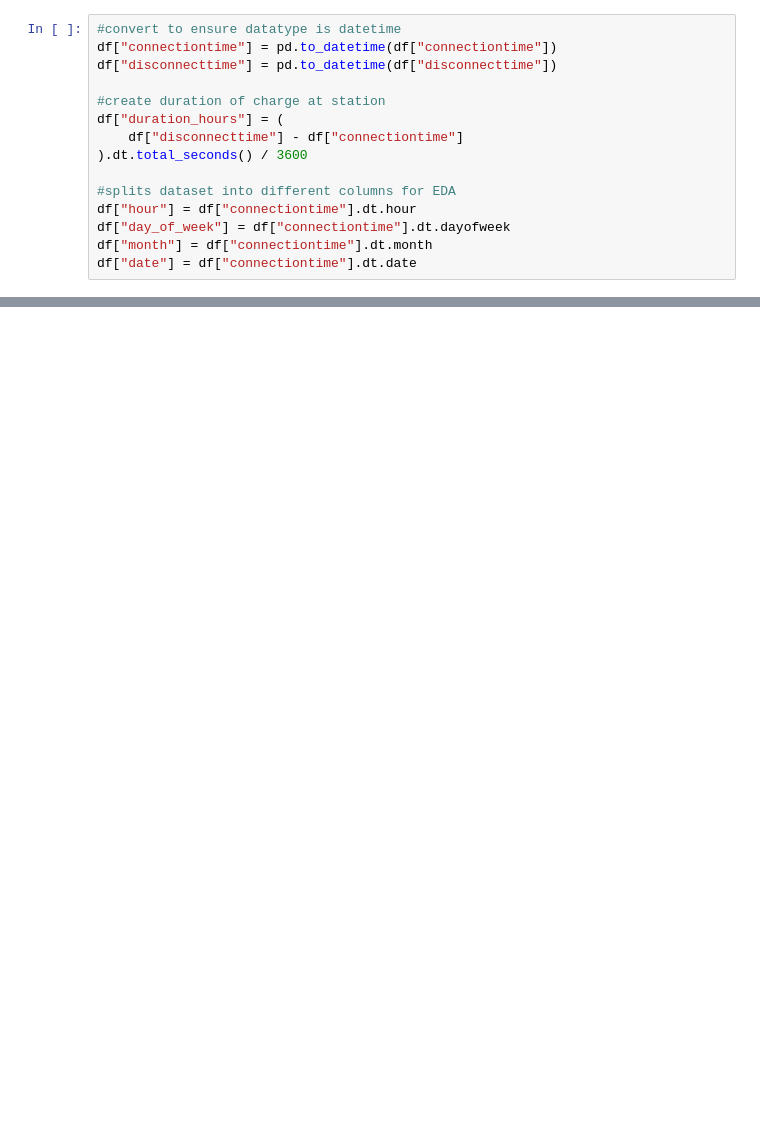
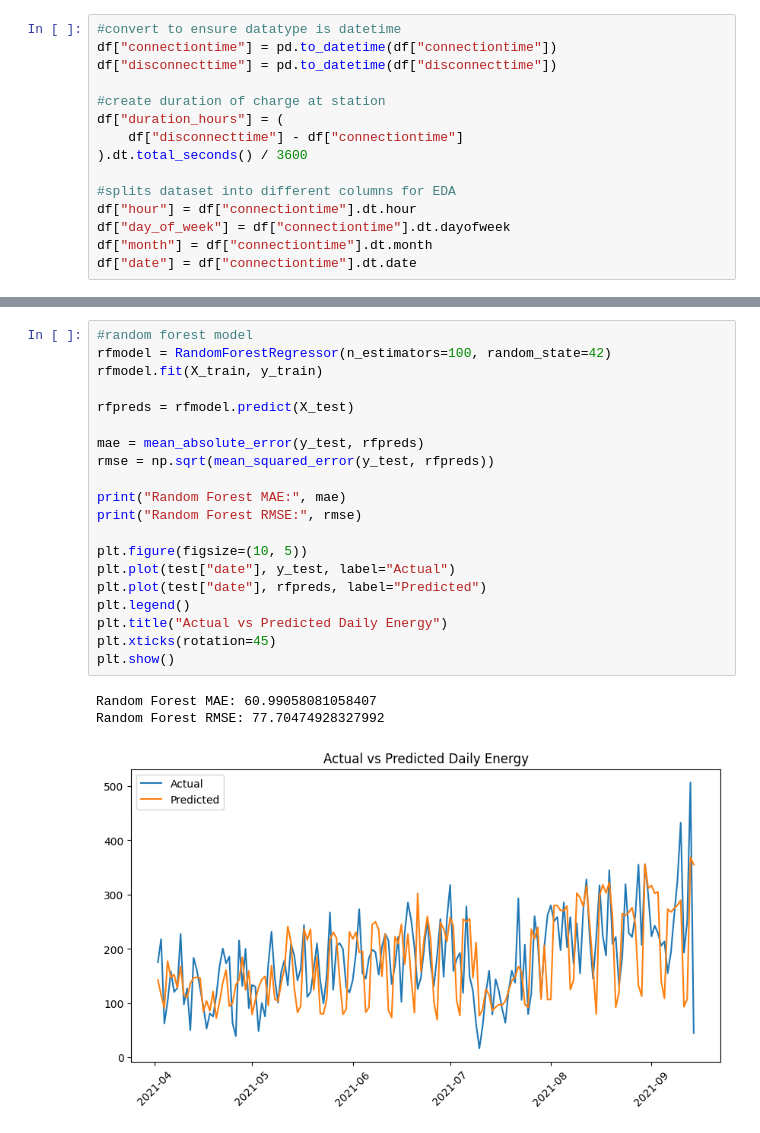
Before and after one commit to HengyiLiu2363/ECE9612-EV-Charging-Forecasting, a Jupyter notebook: notebooks/01_data_inspection.ipynb, the cells around one changed output, grey strips where cells are left out. Cells and saved outputs as stored; diff of their text form; blank space fills up the shorter version.

```diff
--- a/notebooks/01_data_inspection.ipynb
+++ b/notebooks/01_data_inspection.ipynb
@@ -73,0 +200,24 @@ daily.head()
+# %%
+#random forest model
+rfmodel = RandomForestRegressor(n_estimators=100, random_state=42)
+rfmodel.fit(X_train, y_train)
+
+rfpreds = rfmodel.predict(X_test)
+
+mae = mean_absolute_error(y_test, rfpreds)
+rmse = np.sqrt(mean_squared_error(y_test, rfpreds))
+
+print("Random Forest MAE:", mae)
+print("Random Forest RMSE:", rmse)
+
+plt.figure(figsize=(10, 5))
+plt.plot(test["date"], y_test, label="Actual")
+plt.plot(test["date"], rfpreds, label="Predicted")
+plt.legend()
+plt.title("Actual vs Predicted Daily Energy")
+plt.xticks(rotation=45)
+plt.show()
+# %% [output]
+Random Forest MAE: 60.99058081058407
+Random Forest RMSE: 77.70474928327992
+[figure, added]
```
Also changed, not shown: parts of 15 cells of this notebook.
